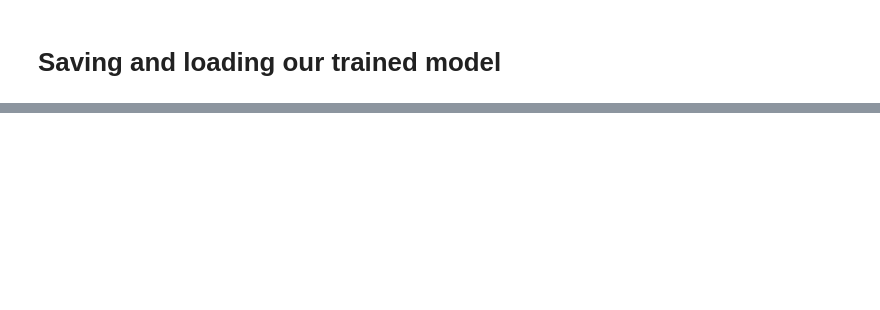
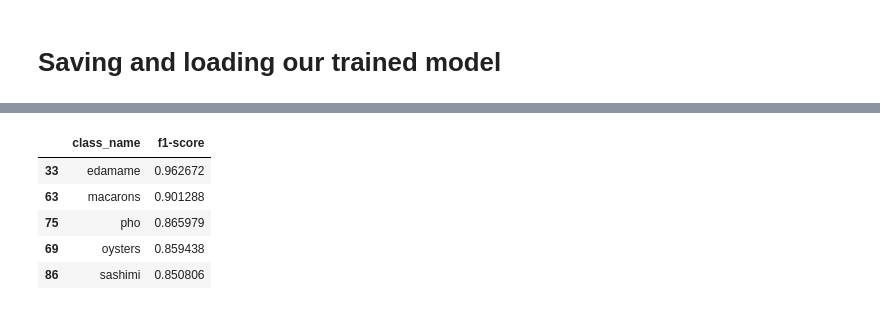
Before and after one commit to nripstein/Learning-Tensorflow, a Jupyter notebook: Transfer Learning Part 3: Scaling Up.ipynb, the cells around one changed output, grey strips where cells are left out. Saved outputs shown, nothing was run; the diff lists cells and outputs as text; code cells hidden in the pictures; blank space fills up the shorter version.

```diff
--- a/Transfer Learning Part 3: Scaling Up.ipynb
+++ b/Transfer Learning Part 3: Scaling Up.ipynb
@@ -214,0 +296,11 @@ loaded_loss, loaded_accuracy
+# %%
+from tqdm import tqdm
+
+y_labels = []
+total_batches = len(test_data) # Total number of batches in test_data
+
+# Iterate over test_data with tqdm
+for images, labels in tqdm(test_data.unbatch(), total=total_batches, desc="Processing data"):
+    y_labels.append(labels.numpy().argmax())
+
+y_labels[:10] # Check what they look like (unshuffled)
@@ -214,0 +408,3 @@ loaded_loss, loaded_accuracy
+# %%
+class_names = test_data.class_names
+class_names[:10]
@@ -214,0 +454,4 @@ loaded_loss, loaded_accuracy
+# %%
+# Get a dictionary of the classification report
+classification_report_dict = classification_report(y_labels, pred_classes, output_dict=True)
+classification_report_dict
@@ -214,0 +478,11 @@ loaded_loss, loaded_accuracy
+# %%
+# Create empty dictionary
+class_f1_scores = {}
+# Loop through classification report items
+for k, v in classification_report_dict.items():
+  if k == "accuracy": # stop once we get to accuracy key
+    break
+  else:
+    # Append class names and f1-scores to new dictionary
+    class_f1_scores[class_names[int(k)]] = v["f1-score"]
+class_f1_scores
@@ -214,0 +507,13 @@ loaded_loss, loaded_accuracy
+# %%
+# Turn f1-scores into dataframe for visualization
+import pandas as pd
+f1_scores = pd.DataFrame({"class_name": list(class_f1_scores.keys()),
+                          "f1-score": list(class_f1_scores.values())}).sort_values("f1-score", ascending=False)
+f1_scores.head()
+# %% [output]
+|  | class_name | f1-score |
+| 33 | edamame | 0.962672 |
+| 63 | macarons | 0.901288 |
+| 75 | pho | 0.865979 |
+| 69 | oysters | 0.859438 |
+| 86 | sashimi | 0.850806 |
```
Also changed, not shown: parts of 32 cells of this notebook.
